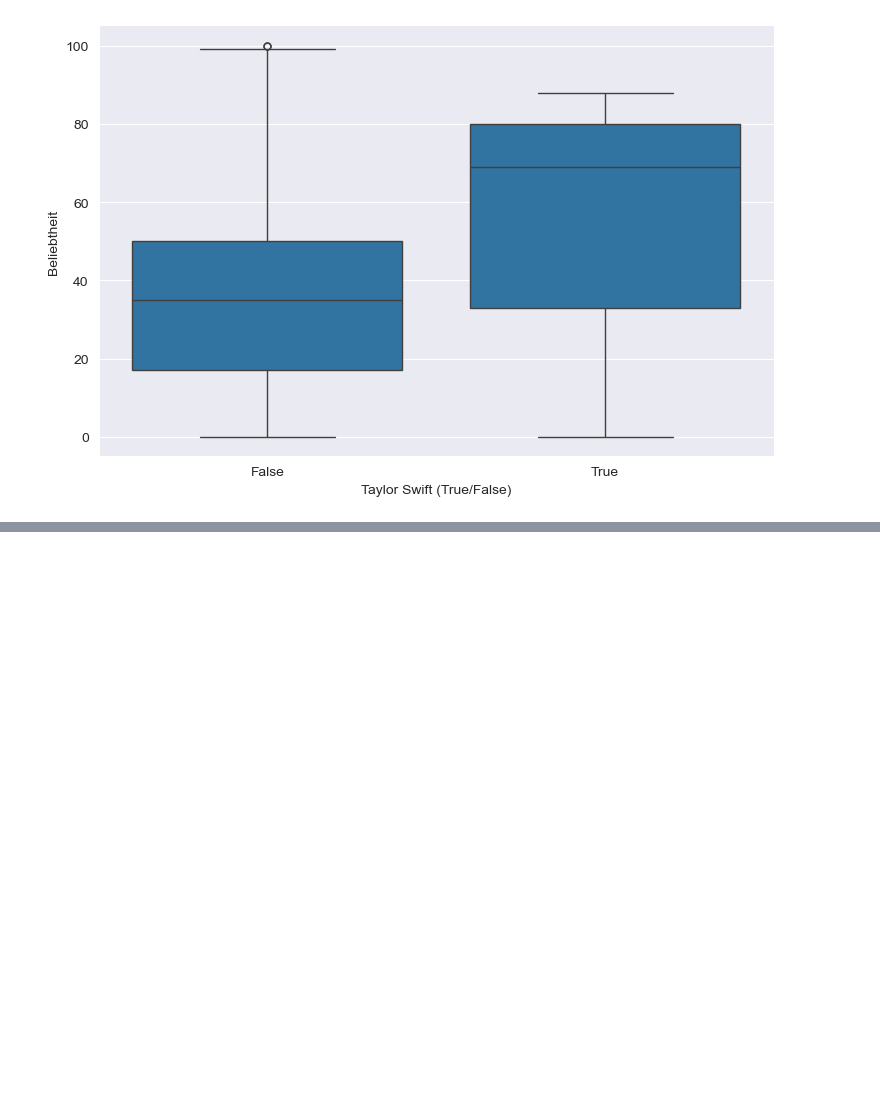
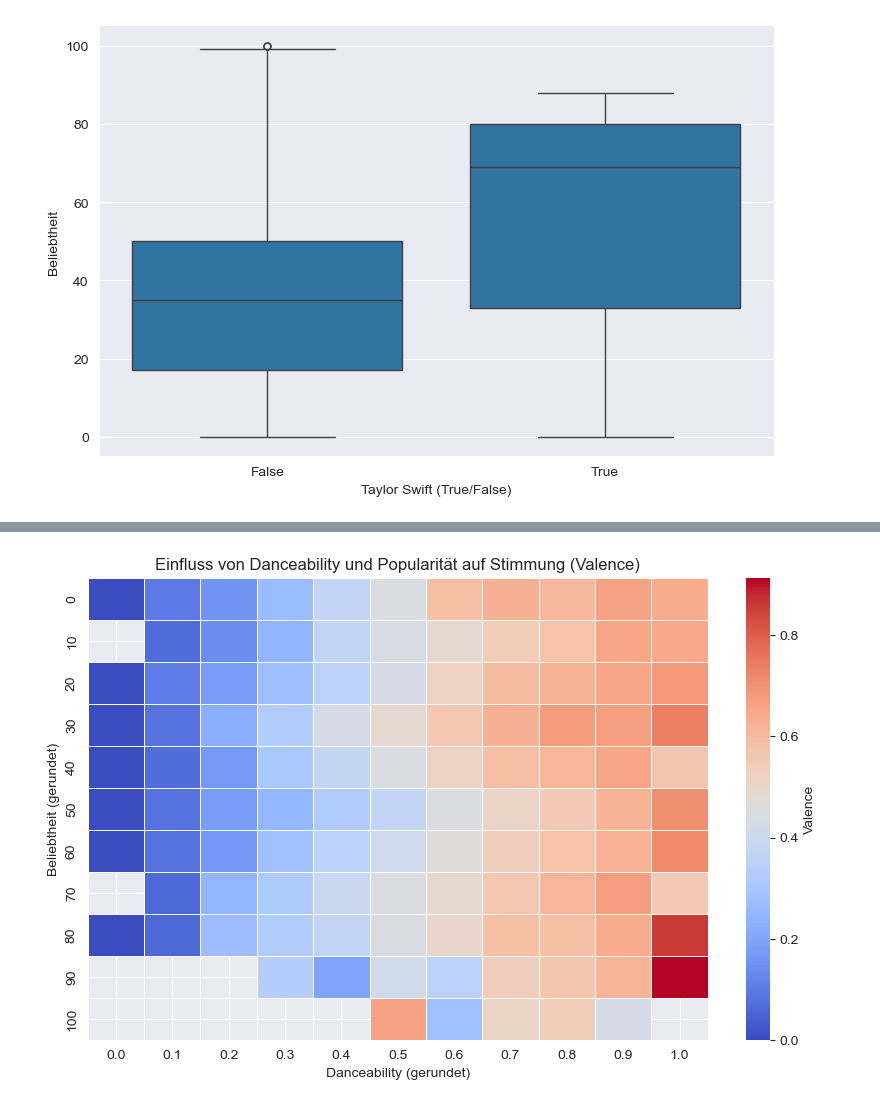
Before and after one commit to blqnk3d/DSAI_Project, a Jupyter notebook: main.ipynb, the cells around one changed output, grey strips where cells are left out. Saved outputs shown, nothing was run; the diff lists cells and outputs as text; code cells hidden in the pictures; blank space fills up the shorter version.

```diff
--- a/main.ipynb
+++ b/main.ipynb
@@ -91,0 +91,35 @@ sns.relplot(
+# %%
+# Imports
+import pandas as pd
+import seaborn as sns
+import matplotlib.pyplot as plt
+
+# Dataset laden
+dataFrm = pd.read_csv("./res/dataset.csv", na_values=['Not Provided'])
+
+# Danceability und Popularity runden, um die Heatmap lesbarer zu machen
+dataFrm['danceability_bin'] = dataFrm['danceability'].round(1)  # Danceability auf 1 Dezimalstelle runden
+dataFrm['popularity_bin'] = dataFrm['popularity'].round(-1)    # Popularity auf 10er Schritte runden
+
+# Heatmap-Daten aggregieren: Durchschnitt von Valence
+heatmap_data = dataFrm.pivot_table(
+    index='popularity_bin',
+    columns='danceability_bin',
+    values='valence',
+    aggfunc='mean'
+)
+
+# Heatmap erstellen
+plt.figure(figsize=(10, 6))
+sns.heatmap(
+    heatmap_data,
+    cmap='coolwarm',           # Farbverlauf
+    cbar_kws={'label': 'Valence'},  # Farblegende beschriften
+    linewidths=0.5
+)
+plt.title("Einfluss von Danceability und Popularität auf Stimmung (Valence)")
+plt.xlabel("Danceability (gerundet)")
+plt.ylabel("Beliebtheit (gerundet)")
+plt.show()
+# %% [output]
+[figure, added]
```
Also changed, not shown: parts of 4 cells of this notebook.
